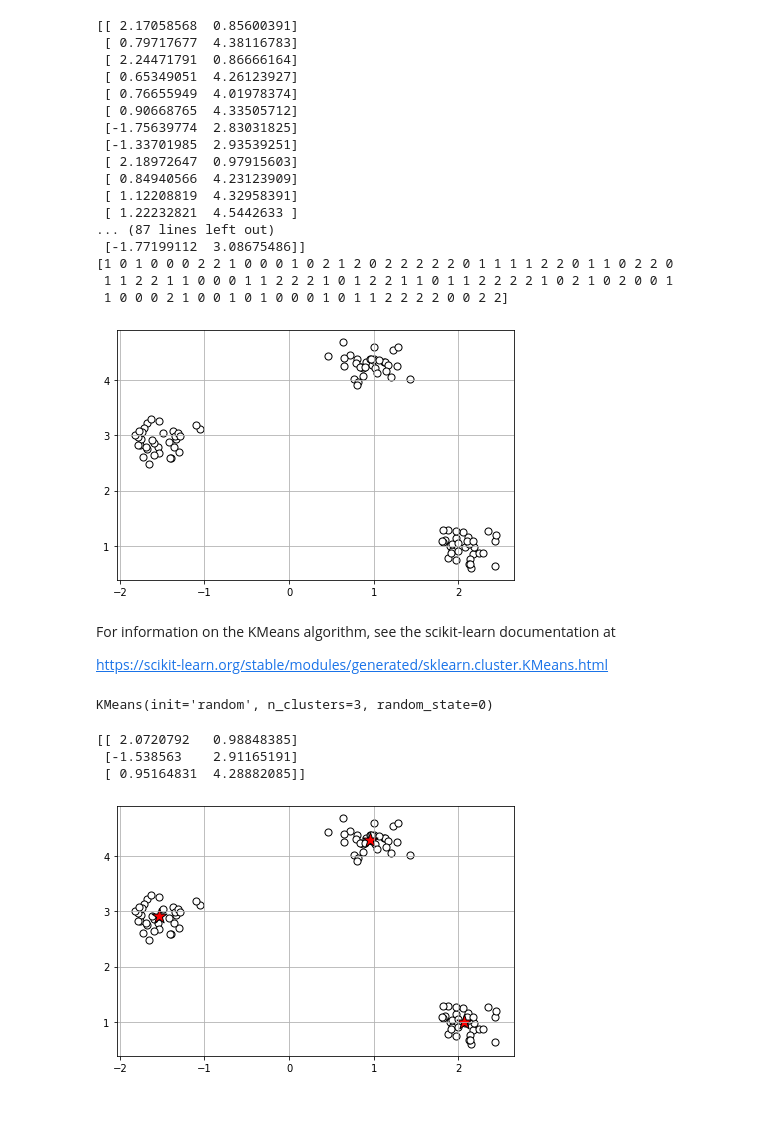
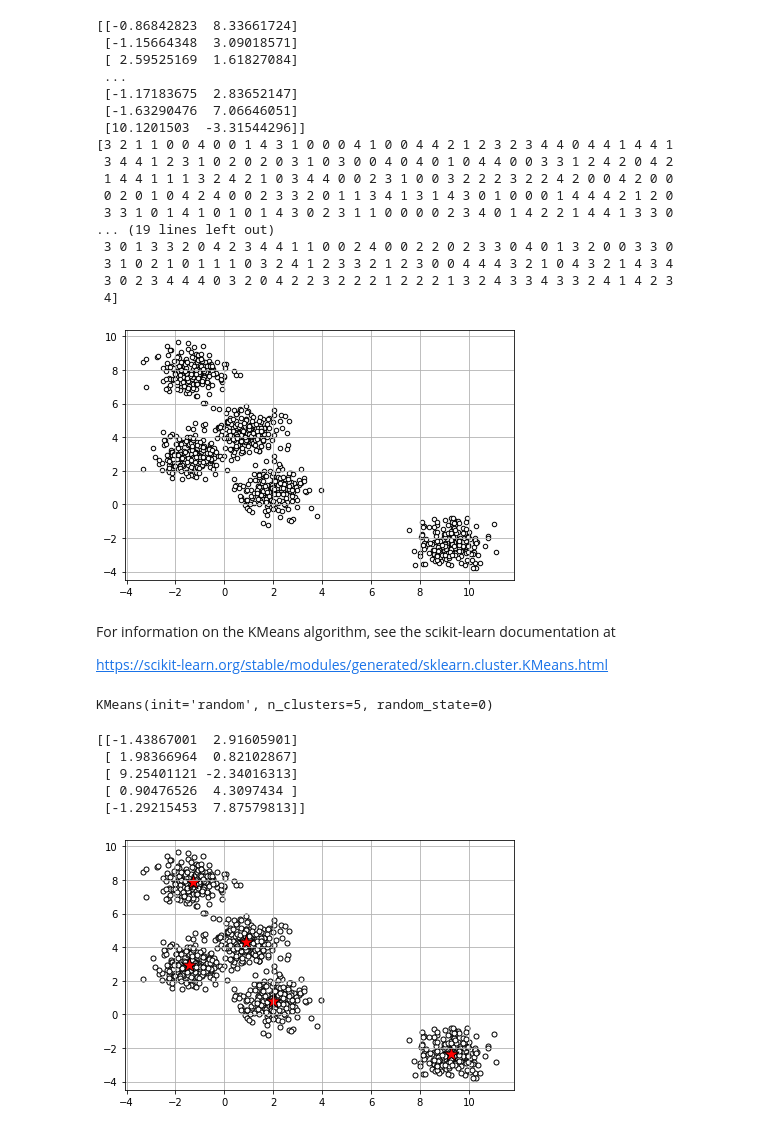
Before and after one commit to Alif108/CSE_472_Machine_Learning, a Jupyter notebook: K-means clustering/k_means_1.ipynb, the cells around one changed output. Cells and saved outputs as stored; diff of their text form; code cells hidden in the pictures.

```diff
--- a/K-means clustering/k_means_1.ipynb
+++ b/K-means clustering/k_means_1.ipynb
@@ -2,39 +2,39 @@
 from sklearn.datasets import make_blobs
 
 # Generate 2D data points
-X, y = make_blobs(n_samples=100, centers=3, n_features=2,
-                 cluster_std=0.2,  random_state=0)
+X, y = make_blobs(n_samples=1000, centers=5, n_features=2,
+                 cluster_std=0.7,  random_state=0)
 
 print(X)
 print(y)
 # %% [output]
-[[ 2.17058568  0.85600391]
- [ 0.79717677  4.38116783]
- [ 2.24471791  0.86666164]
- [ 0.65349051  4.26123927]
- [ 0.76655949  4.01978374]
- [ 0.90668765  4.33505712]
- [-1.75639774  2.83031825]
- [-1.33701985  2.93539251]
- [ 2.18972647  0.97915603]
- [ 0.84940566  4.23123909]
- [ 1.12208819  4.32958391]
- [ 1.22232821  4.5442633 ]
-... (87 lines left out)
- [-1.77199112  3.08675486]]
-[1 0 1 0 0 0 2 2 1 0 0 0 1 0 2 1 2 0 2 2 2 2 2 0 1 1 1 1 2 2 0 1 1 0 2 2 0
- 1 1 2 2 1 1 0 0 0 1 1 2 2 2 1 0 1 2 2 1 1 0 1 1 2 2 2 2 1 0 2 1 0 2 0 0 1
- 1 0 0 0 2 1 0 0 1 0 1 0 0 0 1 0 1 1 2 2 2 2 0 0 2 2]
+[[-0.86842823  8.33661724]
+ [-1.15664348  3.09018571]
+ [ 2.59525169  1.61827084]
+ ...
+ [-1.17183675  2.83652147]
+ [-1.63290476  7.06646051]
+ [10.1201503  -3.31544296]]
+[3 2 1 1 0 0 4 0 0 1 4 3 1 0 0 0 4 1 0 0 4 4 2 1 2 3 2 3 4 4 0 4 4 1 4 4 1
+ 3 4 4 1 2 3 1 0 2 0 2 0 3 1 0 3 0 0 4 0 4 0 1 0 4 4 0 0 3 3 1 2 4 2 0 4 2
+ 1 4 4 1 1 1 3 2 4 2 1 0 3 4 4 0 0 2 3 1 0 0 3 2 2 2 3 2 2 4 2 0 0 4 2 0 0
+ 0 2 0 1 0 4 2 4 0 0 2 3 3 2 0 1 1 3 4 1 3 1 4 3 0 1 0 0 0 1 4 4 4 2 1 2 0
+ 3 3 1 0 1 4 1 0 1 0 1 4 3 0 2 3 1 1 0 0 0 0 2 3 4 0 1 4 2 2 1 4 4 1 3 3 0
+... (19 lines left out)
+ 3 0 1 3 3 2 0 4 2 3 4 4 1 1 0 0 2 4 0 0 2 2 0 2 3 3 0 4 0 1 3 2 0 0 3 3 0
+ 3 1 0 2 1 0 1 1 1 0 3 2 4 1 2 3 3 2 1 2 3 0 0 4 4 4 3 2 1 0 4 3 2 1 4 3 4
+ 3 0 2 3 4 4 4 0 3 2 0 4 2 2 3 2 2 2 1 2 2 2 1 3 2 4 3 3 4 3 3 2 4 1 4 2 3
+ 4]
 # %%
 # Plot data points
 import matplotlib.pyplot as plt
 
-plt.scatter(X[:, 0], X[:, 1], c='white', marker='o', edgecolor='black', s=50)   # s: size of marker
+plt.scatter(X[:, 0], X[:, 1], c='white', marker='o', edgecolor='black', s=20)   # s: size of marker
 plt.grid()
 plt.tight_layout()
 plt.show()
 # %% [output]
-[figure, old version]
+[figure, new version]
 # %% [markdown]
 For information on the KMeans algorithm, see the scikit-learn documentation at
 
@@ -42,25 +42,27 @@ https://scikit-learn.org/stable/modules/generated/sklearn.cluster.KMeans.html
 # %%
 from sklearn.cluster import KMeans
 
-model = KMeans(n_clusters=3, init='random', n_init=10, max_iter=300, tol=1e-04, random_state=0)
+model = KMeans(n_clusters=5, init='random', n_init=10, max_iter=300, tol=1e-04, random_state=0)
 model.fit(X)
 # %% [output]
-KMeans(init='random', n_clusters=3, random_state=0)
+KMeans(init='random', n_clusters=5, random_state=0)
 # %%
 # get the mean of each cluster
 print(model.cluster_centers_)
 # %% [output]
-[[ 2.0720792   0.98848385]
- [-1.538563    2.91165191]
- [ 0.95164831  4.28882085]]
+[[-1.43867001  2.91605901]
+ [ 1.98366964  0.82102867]
+ [ 9.25401121 -2.34016313]
+ [ 0.90476526  4.3097434 ]
+ [-1.29215453  7.87579813]]
 # %%
-plt.scatter(X[:, 0], X[:, 1], c='white', marker='o', edgecolor='black', s=50)   # s: size of marker
+plt.scatter(X[:, 0], X[:, 1], c='white', marker='o', edgecolor='black', s=25)   # s: size of marker
 plt.scatter(model.cluster_centers_[:, 0], model.cluster_centers_[:, 1], c='red', marker='*', edgecolor='black', s=250)
 plt.grid()
 plt.tight_layout()
 plt.show()
 # %% [output]
-[figure, old version]
+[figure, new version]
 # %%
 print(model.labels_)
 print(y)
```
Also changed, not shown: parts of 8 cells of this notebook.
